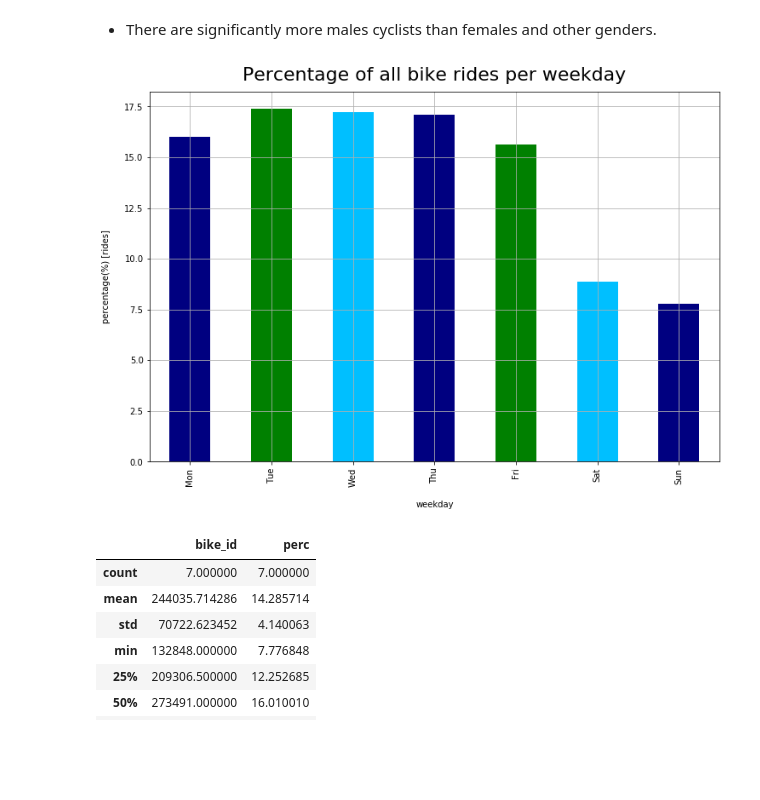
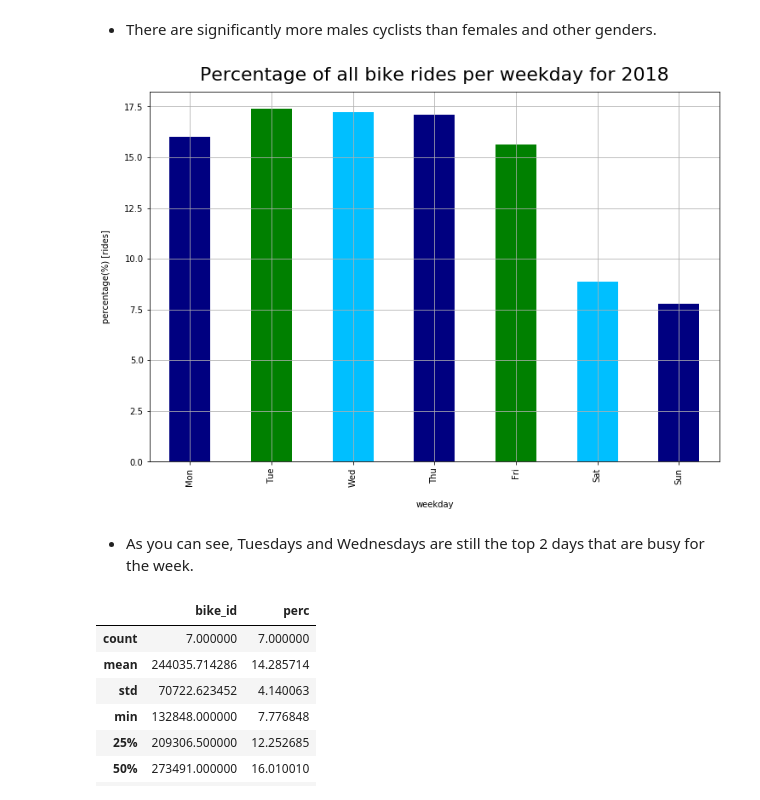
Before and after one commit to J2Naughton/FordGoBike, a Jupyter notebook: FordGoBikePart2.ipynb, the cells around one changed output. Cells and saved outputs as stored; diff of their text form; code cells hidden in the pictures; blank space fills up the shorter version.

```diff
--- a/FordGoBikePart2.ipynb
+++ b/FordGoBikePart2.ipynb
@@ -229,13 +237,15 @@ weekday_index = ['Mon', 'Tue', 'Wed', 'Thu', 'Fri', 'Sat', 'Sun']
 # %%
 new_color = ['navy', 'green', 'deepskyblue', 'navy', 'green', 'deepskyblue', 'navy']
 trip_by_weekday_df.reindex(weekday_index)['perc'].plot(kind='bar', color=new_color, figsize=(12,8), legend=False)
-plt.title('Percentage of all bike rides per weekday', fontsize=22, y=1.015)
+plt.title('Percentage of all bike rides per weekday for 2018', fontsize=22, y=1.015)
 plt.xlabel('weekday', labelpad=16)
 plt.ylabel('percentage(%) [rides]', labelpad=16)
 plt.savefig('pic17.png')
 plt.grid()
 # %% [output]
-[figure, old version]
+[figure, new version]
+# %% [markdown]
+  * As you can see, Tuesdays and Wednesdays are still the top 2 days that are busy for the week.
 # %%
 trip_by_weekday_df.describe()
 # %% [output]
```
Also changed, not shown: parts of 24 cells of this notebook.
